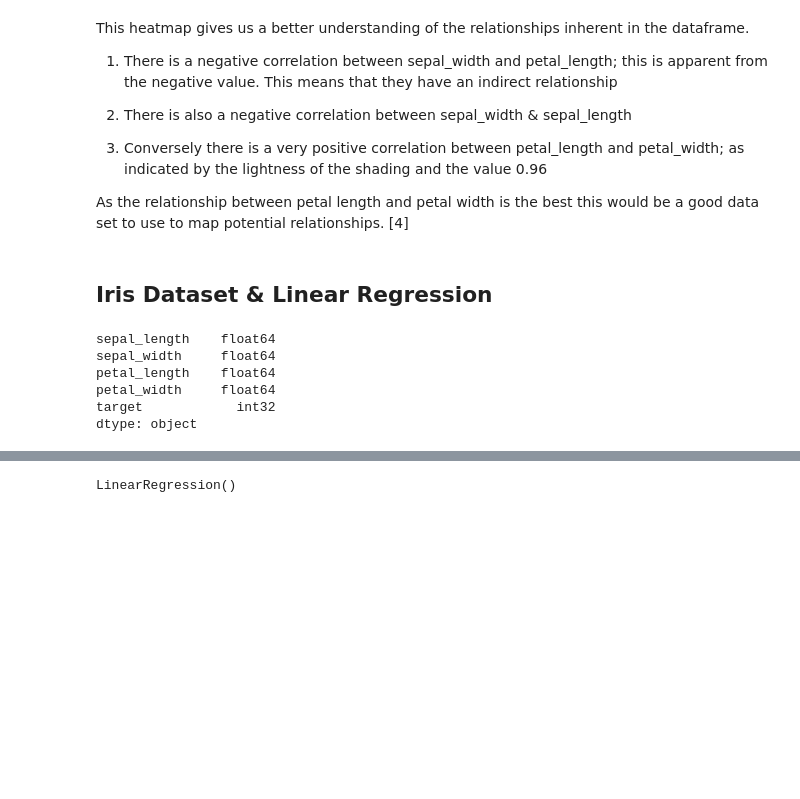
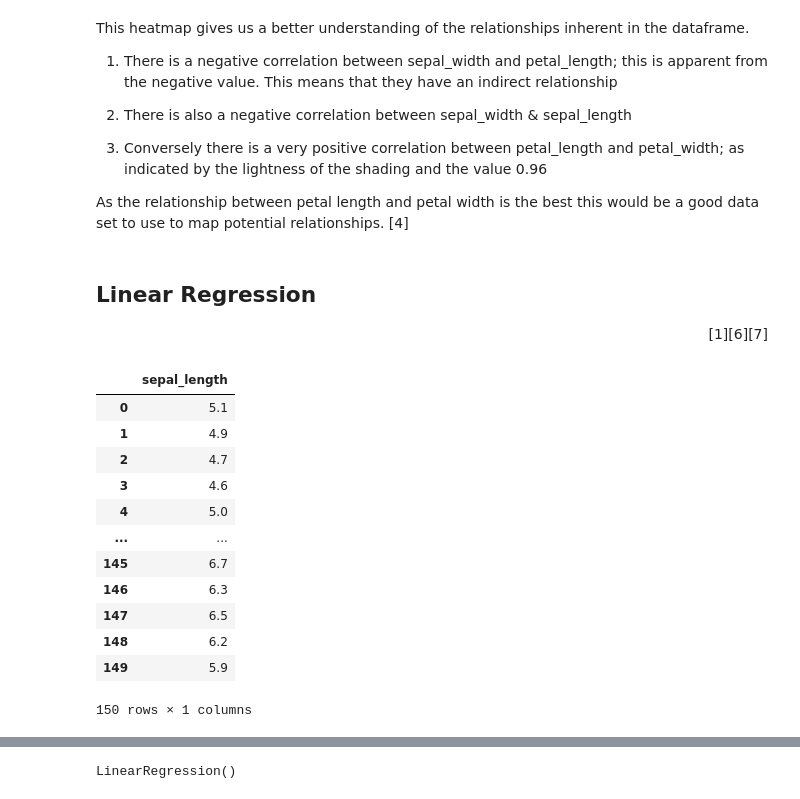
Before and after one commit to VCurry20/MachineLearning_Statistics, a Jupyter notebook: Project.ipynb, the cells around one changed output, grey strips where cells are left out. Cells and saved outputs as stored; diff of their text form; code cells hidden in the pictures; blank space fills up the shorter version.

```diff
--- a/Project.ipynb
+++ b/Project.ipynb
@@ -834,15 +846,3 @@ This heatmap gives us a better understanding of the relationships inherent in th
 
 
 As the relationship between petal length and petal width is the best this would be a good data set to use to map potential relationships. [4]
-# %% [markdown]
-## Iris Dataset & Linear Regression
-# %%
-# Converting Objects to Numerical dtype
-df.dtypes
-# %% [output]
-sepal_length    float64
-sepal_width     float64
-petal_length    float64
-petal_width     float64
-target            int32
-dtype: object
@@ -853,0 +849,27 @@ y= df['sepal_length']
+# %% [markdown]
+## Linear Regression
+
+<p align="right">
+    [1][6][7]
+</p>
+# %%
+# set variable X - for sepal length
+# this is a large X as we are using the maths notations in relation to matrices
+
+X = df[['sepal_length']]
+
+X
+# %% [output]
+|  | sepal_length |
+| 0 | 5.1 |
+| 1 | 4.9 |
+| 2 | 4.7 |
+| 3 | 4.6 |
+| 4 | 5.0 |
+| ... | ... |
+| 145 | 6.7 |
+| 146 | 6.3 |
+| 147 | 6.5 |
+| 148 | 6.2 |
+| 149 | 5.9 |
+150 rows × 1 columns
```
Also changed, not shown: parts of 49 cells of this notebook, 1 other file.
